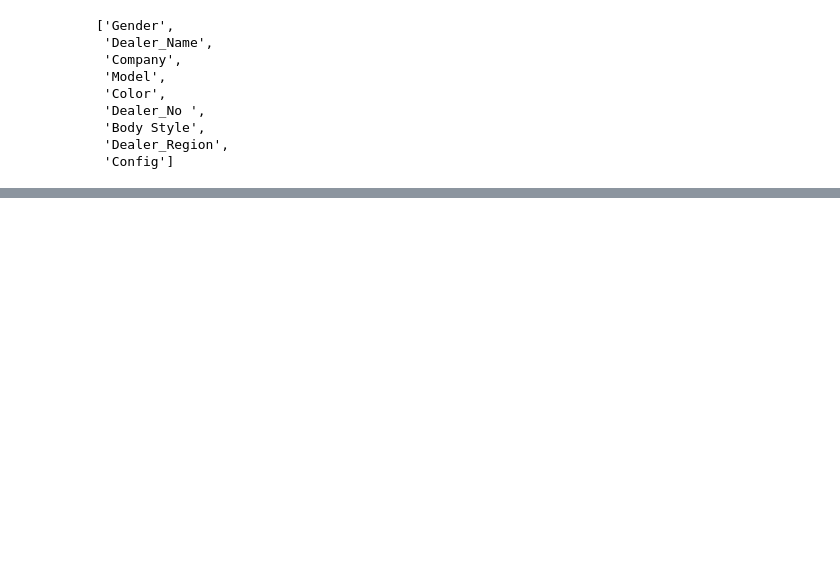
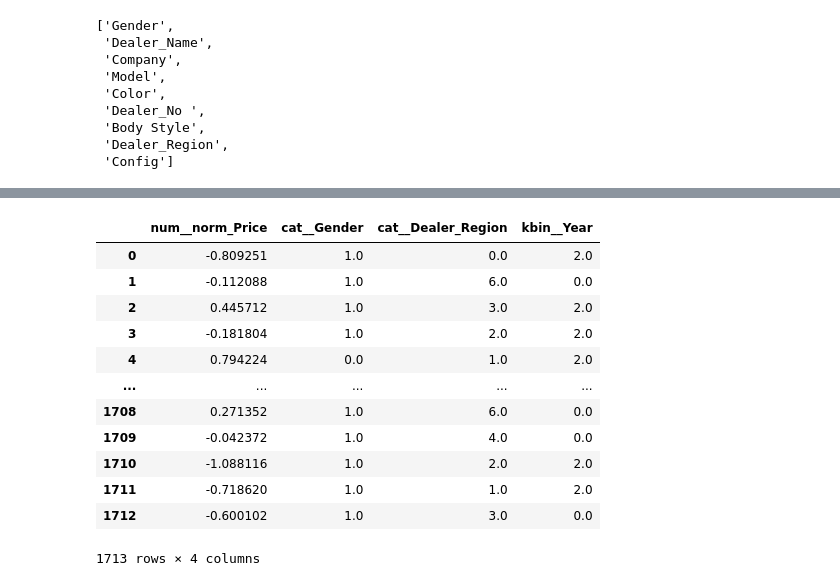
Before and after one commit to MedvedevIgS/IIS_Lab1, a Jupyter notebook: edu/research.ipynb, the cells around one changed output, grey strips where cells are left out. Saved outputs shown, nothing was run; the diff lists cells and outputs as text; code cells hidden in the pictures; blank space fills up the shorter version.

```diff
--- a/edu/research.ipynb
+++ b/edu/research.ipynb
@@ -308,0 +456,17 @@ X_train_sklearn = X_train.copy()
+# %%
+selected_features_sfs = X_transformed_df.loc[:, sfs.k_feature_names_]
+selected_features_sfs
+# %% [output]
+|  | num__norm_Price | cat__Gender | cat__Dealer_Region | kbin__Year |
+| 0 | -0.809251 | 1.0 | 0.0 | 2.0 |
+| 1 | -0.112088 | 1.0 | 6.0 | 0.0 |
+| 2 | 0.445712 | 1.0 | 3.0 | 2.0 |
+| 3 | -0.181804 | 1.0 | 2.0 | 2.0 |
+| 4 | 0.794224 | 0.0 | 1.0 | 2.0 |
+| ... | ... | ... | ... | ... |
+| 1708 | 0.271352 | 1.0 | 6.0 | 0.0 |
+| 1709 | -0.042372 | 1.0 | 4.0 | 0.0 |
+| 1710 | -1.088116 | 1.0 | 2.0 | 2.0 |
+| 1711 | -0.718620 | 1.0 | 1.0 | 2.0 |
+| 1712 | -0.600102 | 1.0 | 3.0 | 0.0 |
+1713 rows × 4 columns
```
Also changed, not shown: parts of 43 cells of this notebook.
